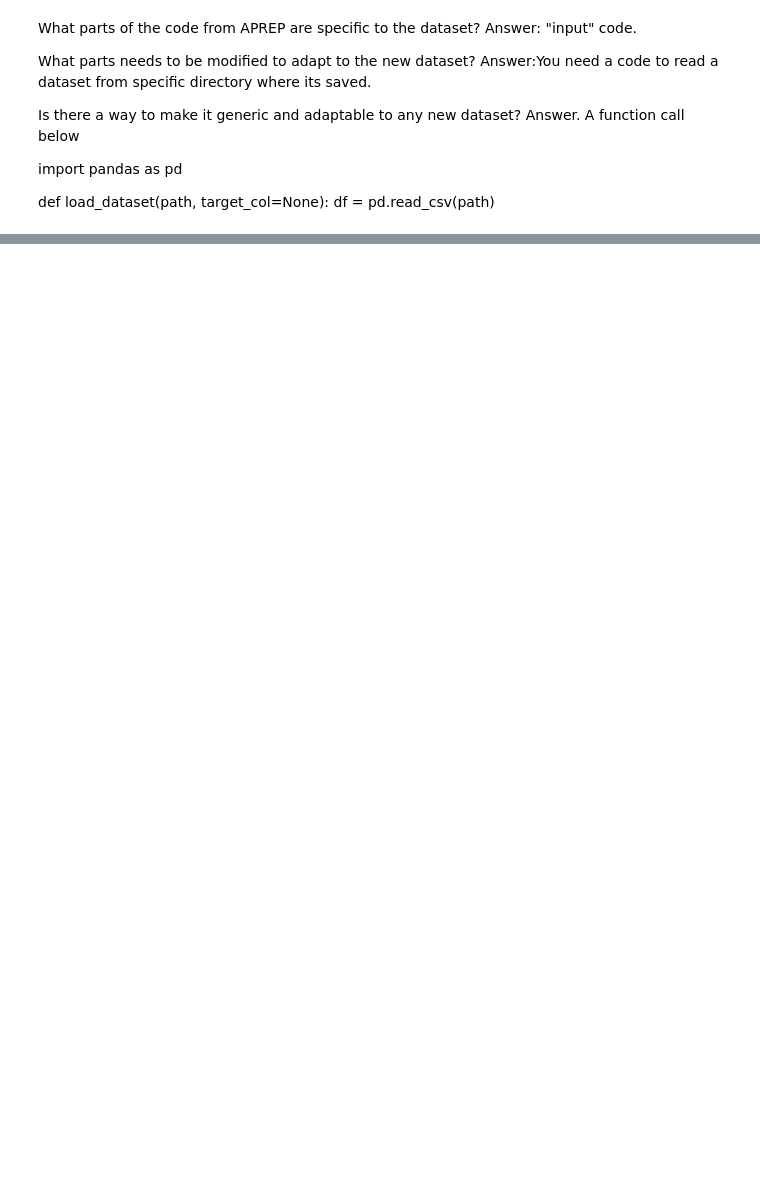
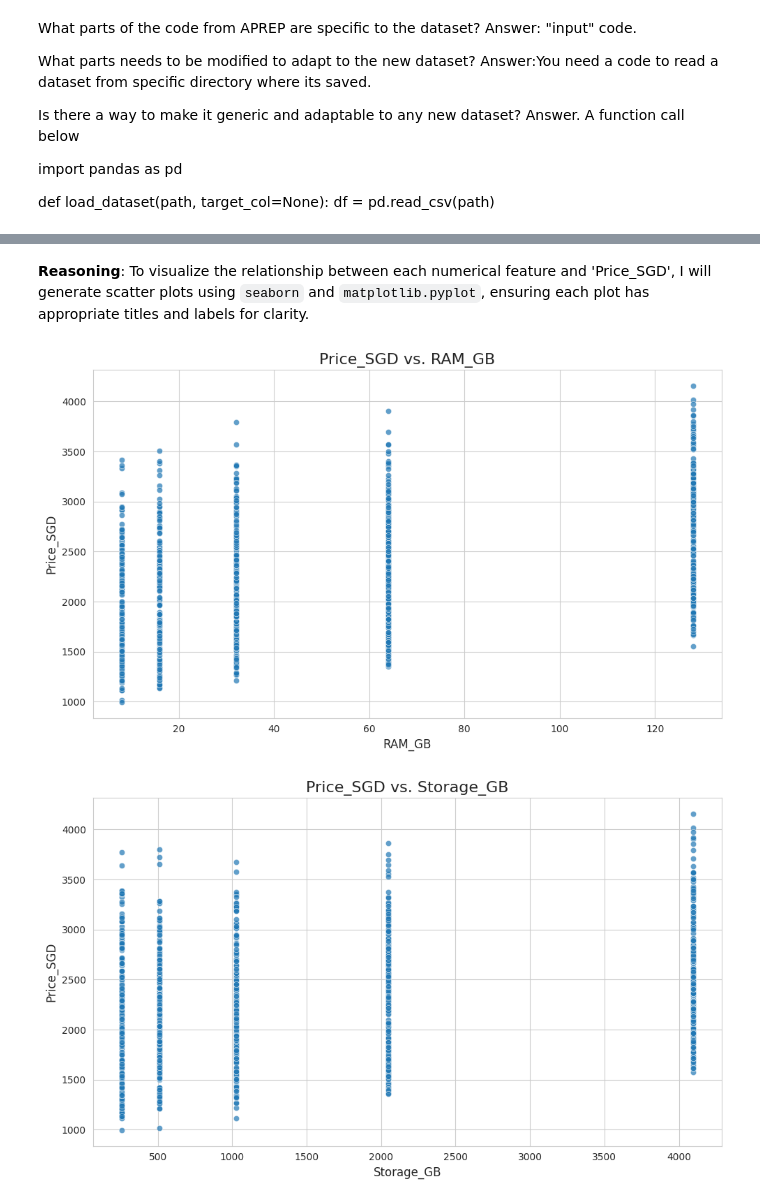
Before and after one commit to Jhonald73/TPproj_github, a Jupyter notebook: W2S2_Activities.ipynb, the cells around one changed output, grey strips where cells are left out. Saved outputs shown, nothing was run; the diff lists cells and outputs as text; code cells hidden in the pictures; blank space fills up the shorter version.

```diff
--- a/W2S2_Activities.ipynb
+++ b/W2S2_Activities.ipynb
@@ -170,0 +78,13 @@ def load_dataset(path, target_col=None):
+# %%
+numerical_features = df.select_dtypes(include=np.number).columns.tolist()
+categorical_features = df.select_dtypes(include=['object', 'bool']).columns.tolist()
+
+# Remove 'Price_SGD' from both lists if present
+if 'Price_SGD' in numerical_features:
+    numerical_features.remove('Price_SGD')
+
+if 'Price_SGD' in categorical_features:
+    categorical_features.remove('Price_SGD')
+
+print("Numerical Features:", numerical_features)
+print("Categorical Features:", categorical_features)
@@ -170,0 +99,23 @@ def load_dataset(path, target_col=None):
+# %% [markdown]
+**Reasoning**:
+To visualize the relationship between each numerical feature and 'Price_SGD', I will generate scatter plots using `seaborn` and `matplotlib.pyplot`, ensuring each plot has appropriate titles and labels for clarity.
+# %%
+import matplotlib.pyplot as plt
+import seaborn as sns
+
+# Set the aesthetic style of the plots
+sns.set_style("whitegrid")
+
+# Generate scatter plots for each numerical feature against 'Price_SGD'
+for feature in numerical_features:
+    plt.figure(figsize=(10, 6))
+    sns.scatterplot(data=df, x=feature, y='Price_SGD', alpha=0.7)
+    plt.title(f'Price_SGD vs. {feature}', fontsize=16)
+    plt.xlabel(feature, fontsize=12)
+    plt.ylabel('Price_SGD', fontsize=12)
+    plt.grid(True)
+    plt.tight_layout()
+    plt.show()
+# %% [output]
+[figure, added]
+[figure, added]
```
Also changed, not shown: parts of 12 cells of this notebook.
